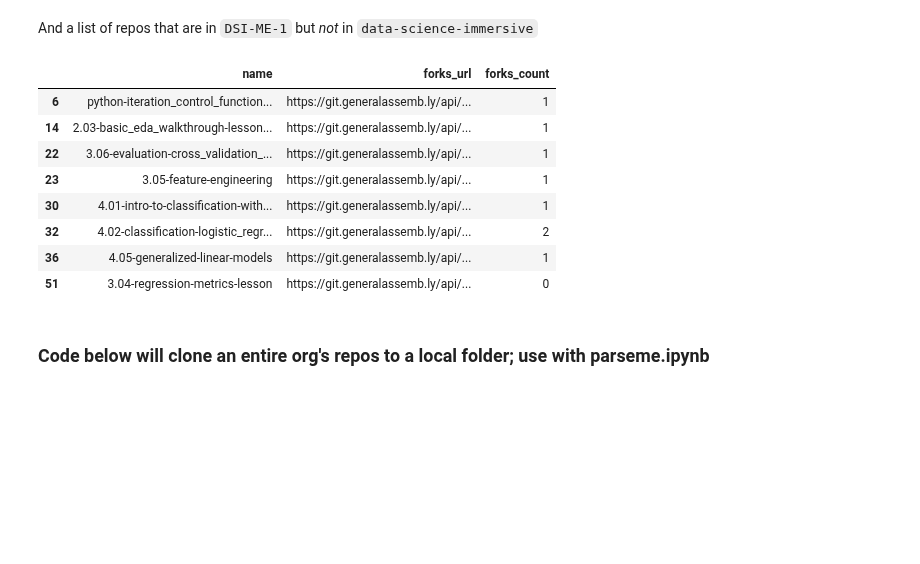
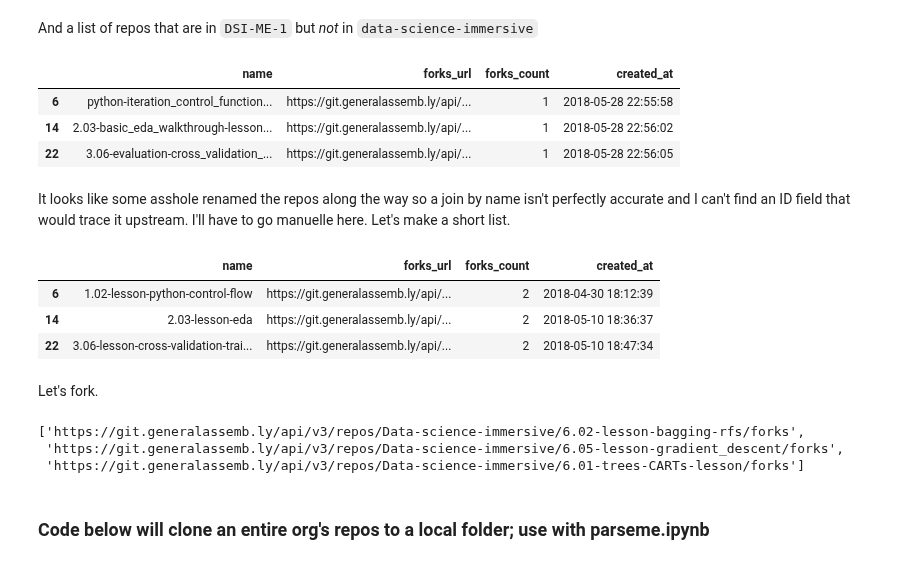
Before and after one commit to ggodreau/profanityParser, a Jupyter notebook: gitauth.ipynb, the cells around one changed output. Saved outputs shown, nothing was run; the diff lists cells and outputs as text; code cells hidden in the pictures; blank space fills up the shorter version.

```diff
--- a/gitauth.ipynb
+++ b/gitauth.ipynb
@@ -161,15 +163,14 @@ And a list of repos that are in `DSI-ME-1` but _not_ in `data-science-immersive`
 # %%
 not_in_dsi = dsi_me_1_df.merge(data_science_immersive_df, how='left', on='name')
 # %%
-not_in_dsi[not_in_dsi['full_name_y'].isnull()][['name', 'forks_url_x', 'forks_count_x']] \
-    .rename(columns={'forks_url_x': 'forks_url', 'forks_count_x': 'forks_count'})
+not_in_dsi = not_in_dsi.copy()[not_in_dsi.copy()['full_name_y'].isnull()][['name', 'forks_url_x', 'forks_count_x', 'created_at_x']] \
+    .rename(columns={'forks_url_x': 'forks_url', 'forks_count_x': 'forks_count', 'created_at_x': 'created_at'})
-# %% [output]
-|  | name | forks_url | forks_count |
-| 6 | python-iteration_control_function... | https://git.generalassemb.ly/api/... | 1 |
-| 14 | 2.03-basic_eda_walkthrough-lesson... | https://git.generalassemb.ly/api/... | 1 |
-| 22 | 3.06-evaluation-cross_validation_... | https://git.generalassemb.ly/api/... | 1 |
-| 23 | 3.05-feature-engineering | https://git.generalassemb.ly/api/... | 1 |
-| 30 | 4.01-intro-to-classification-with... | https://git.generalassemb.ly/api/... | 1 |
-| 32 | 4.02-classification-logistic_regr... | https://git.generalassemb.ly/api/... | 2 |
-| 36 | 4.05-generalized-linear-models | https://git.generalassemb.ly/api/... | 1 |
-| 51 | 3.04-regression-metrics-lesson | https://git.generalassemb.ly/api/... | 0 |
+# %%
+not_in_dsi.head(3)
+# %% [output]
+|  | name | forks_url | forks_count | created_at |
+| 6 | python-iteration_control_function... | https://git.generalassemb.ly/api/... | 1 | 2018-05-28 22:55:58 |
+| 14 | 2.03-basic_eda_walkthrough-lesson... | https://git.generalassemb.ly/api/... | 1 | 2018-05-28 22:56:02 |
+| 22 | 3.06-evaluation-cross_validation_... | https://git.generalassemb.ly/api/... | 1 | 2018-05-28 22:56:05 |
+# %% [markdown]
+It looks like some asshole renamed the repos along the way so a join by name isn't perfectly accurate and I can't find an ID field that would trace it upstream. I'll have to go manuelle here. Let's make a short list.
@@ -175,0 +179,7 @@ not_in_dsi[not_in_dsi['full_name_y'].isnull()][['name', 'forks_url_x', 'forks_co
+# %%
+not_in_misk.head(3)
+# %% [output]
+|  | name | forks_url | forks_count | created_at |
+| 6 | 1.02-lesson-python-control-flow | https://git.generalassemb.ly/api/... | 2 | 2018-04-30 18:12:39 |
+| 14 | 2.03-lesson-eda | https://git.generalassemb.ly/api/... | 2 | 2018-05-10 18:36:37 |
+| 22 | 3.06-lesson-cross-validation-trai... | https://git.generalassemb.ly/api/... | 2 | 2018-05-10 18:47:34 |
@@ -175,0 +188,2 @@ not_in_dsi[not_in_dsi['full_name_y'].isnull()][['name', 'forks_url_x', 'forks_co
+# %% [markdown]
+Let's fork.
@@ -175,0 +199,7 @@ not_in_dsi[not_in_dsi['full_name_y'].isnull()][['name', 'forks_url_x', 'forks_co
+# %%
+fork_urls = fork_urls[1:]
+fork_urls[:3]
+# %% [output]
+['https://git.generalassemb.ly/api/v3/repos/Data-science-immersive/6.02-lesson-bagging-rfs/forks',
+ 'https://git.generalassemb.ly/api/v3/repos/Data-science-immersive/6.05-lesson-gradient_descent/forks',
+ 'https://git.generalassemb.ly/api/v3/repos/Data-science-immersive/6.01-trees-CARTs-lesson/forks']
```
Also changed, not shown: parts of 7 cells of this notebook.
